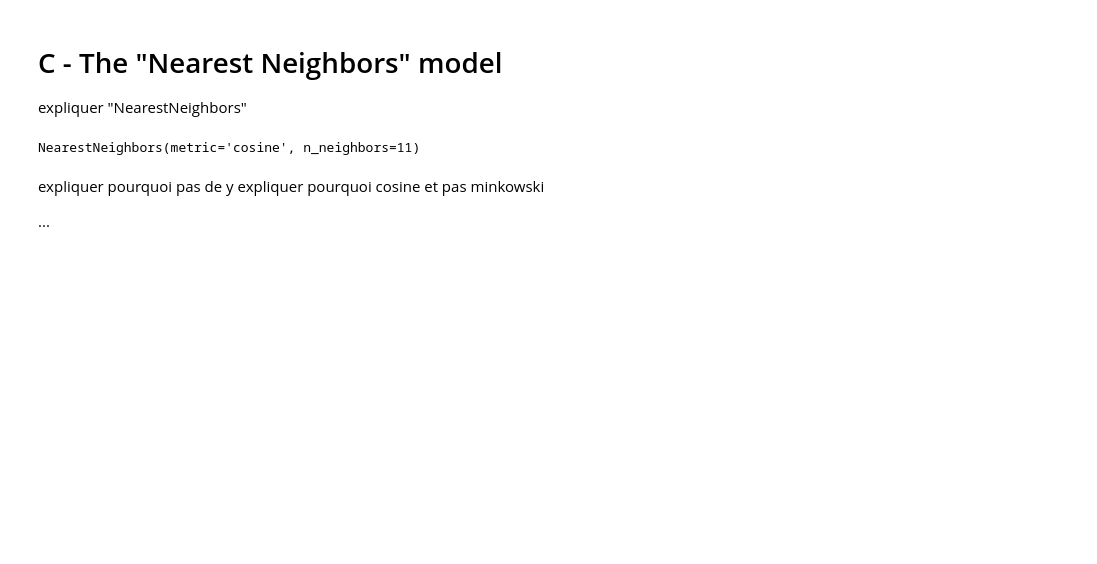
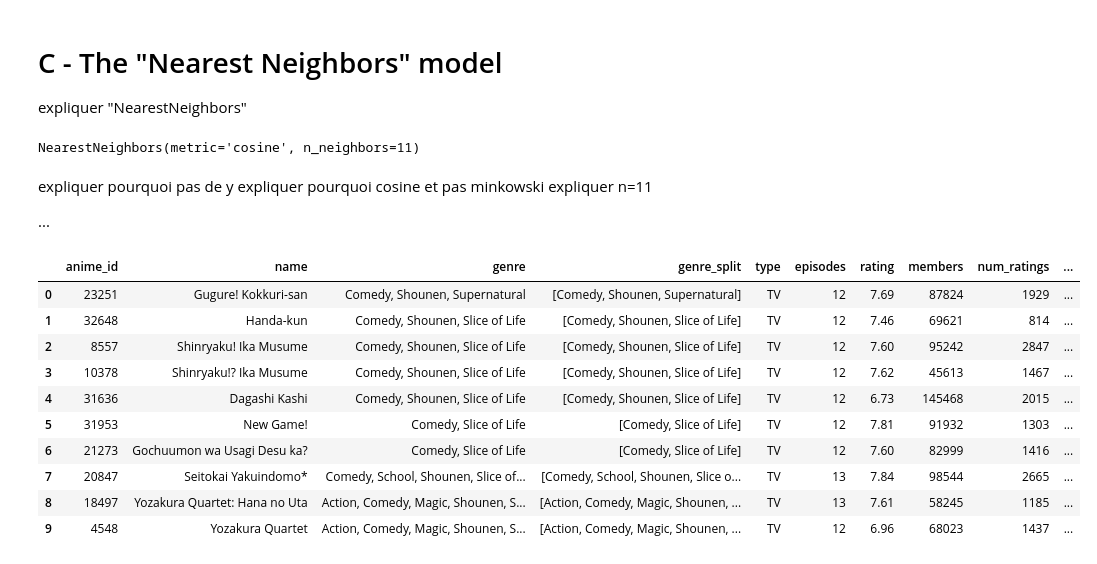
Before and after one commit to EmpireDemocratiqueDuPoulpe/Cours-IA, a Jupyter notebook: 5MLRE/Project/notebooks/en/3-Content-Based_filtering.ipynb, the cells around one changed output. Saved outputs shown, nothing was run; the diff lists cells and outputs as text; code cells hidden in the pictures; blank space fills up the shorter version.

Commit message:
5MLRE: Content-based filtering: Added the function to get the Top-N of a user

```diff
--- a/5MLRE/Project/notebooks/en/3-Content-Based_filtering.ipynb
+++ b/5MLRE/Project/notebooks/en/3-Content-Based_filtering.ipynb
@@ -215,7 +218,56 @@ NearestNeighbors(metric='cosine', n_neighbors=11)
 # %% [markdown]
 expliquer pourquoi pas de y
 expliquer pourquoi cosine et pas minkowski
+expliquer n=11
 
 ...
 # %%
 distances, indices = model.kneighbors(features_x)
+# %%
+data_ratings = pandas.read_csv((DATA_FOLDER / "rating.csv"), dtype={"user_id": int, "anime_id": int, "rating": float})
+# %%
+def get_best_rated_anime(user_id: int, df: pandas.DataFrame) -> int | None:
+    """
+        Returns the index of the best rated anime by this user.
+        **It does NOT return the anime identifier, only the index relative to the DataFrame.**
+        It may return None if the user has no rating.
+    """
+    user_ratings = df.loc[df["user_id"] == user_id]
+    user_ratings = user_ratings[user_ratings["rating"] >= 0]
+
+    if len(user_ratings) == 0:  # If the user hasn't rated any item
+        return None
+    else:  # Get the best rated item
+        user_ratings.sort_values(by="rating", ascending=False)
+        user_ratings = user_ratings.loc[user_ratings["rating"] == max(user_ratings["rating"])]
+        random_item = user_ratings.sample(n=1)
+
+        return int(random_item.index[0])
+
+
+def get_top_n_of(user_id: int, df: pandas.DataFrame, df_ratings: pandas.DataFrame, indices_arr: numpy.ndarray) -> pandas.DataFrame:
+    anime_idx = get_best_rated_anime(user_id=user_id, df=df_ratings)
+
+    if anime_idx is not None:
+        related_anime = []
+
+        for related_anime_idx in indices_arr[anime_idx][1:]:
+            related_anime.append(df.iloc[related_anime_idx].to_dict())
+
+        return pandas.DataFrame(related_anime)
+    else:
+        print(f"{Fore.YELLOW}Cannot build the Top-N: The user has not rated any anime.")
+# %%
+get_top_n_of(user_id=9, df=data_anime, df_ratings=data_ratings, indices_arr=indices)
+# %% [output]
+|  | anime_id | name | genre | genre_split | type | episodes | rating | members | num_ratings | ... |
+| 0 | 23251 | Gugure! Kokkuri-san | Comedy, Shounen, Supernatural | [Comedy, Shounen, Supernatural] | TV | 12 | 7.69 | 87824 | 1929 | ... |
+| 1 | 32648 | Handa-kun | Comedy, Shounen, Slice of Life | [Comedy, Shounen, Slice of Life] | TV | 12 | 7.46 | 69621 | 814 | ... |
+| 2 | 8557 | Shinryaku! Ika Musume | Comedy, Shounen, Slice of Life | [Comedy, Shounen, Slice of Life] | TV | 12 | 7.60 | 95242 | 2847 | ... |
+| 3 | 10378 | Shinryaku!? Ika Musume | Comedy, Shounen, Slice of Life | [Comedy, Shounen, Slice of Life] | TV | 12 | 7.62 | 45613 | 1467 | ... |
+| 4 | 31636 | Dagashi Kashi | Comedy, Shounen, Slice of Life | [Comedy, Shounen, Slice of Life] | TV | 12 | 6.73 | 145468 | 2015 | ... |
+| 5 | 31953 | New Game! | Comedy, Slice of Life | [Comedy, Slice of Life] | TV | 12 | 7.81 | 91932 | 1303 | ... |
+| 6 | 21273 | Gochuumon wa Usagi Desu ka? | Comedy, Slice of Life | [Comedy, Slice of Life] | TV | 12 | 7.60 | 82999 | 1416 | ... |
+| 7 | 20847 | Seitokai Yakuindomo* | Comedy, School, Shounen, Slice of... | [Comedy, School, Shounen, Slice o... | TV | 13 | 7.84 | 98544 | 2665 | ... |
+| 8 | 18497 | Yozakura Quartet: Hana no Uta | Action, Comedy, Magic, Shounen, S... | [Action, Comedy, Magic, Shounen, ... | TV | 13 | 7.61 | 58245 | 1185 | ... |
+| 9 | 4548 | Yozakura Quartet | Action, Comedy, Magic, Shounen, S... | [Action, Comedy, Magic, Shounen, ... | TV | 12 | 6.96 | 68023 | 1437 | ... |
```
Also changed, not shown: parts of 1 cell of this notebook.
